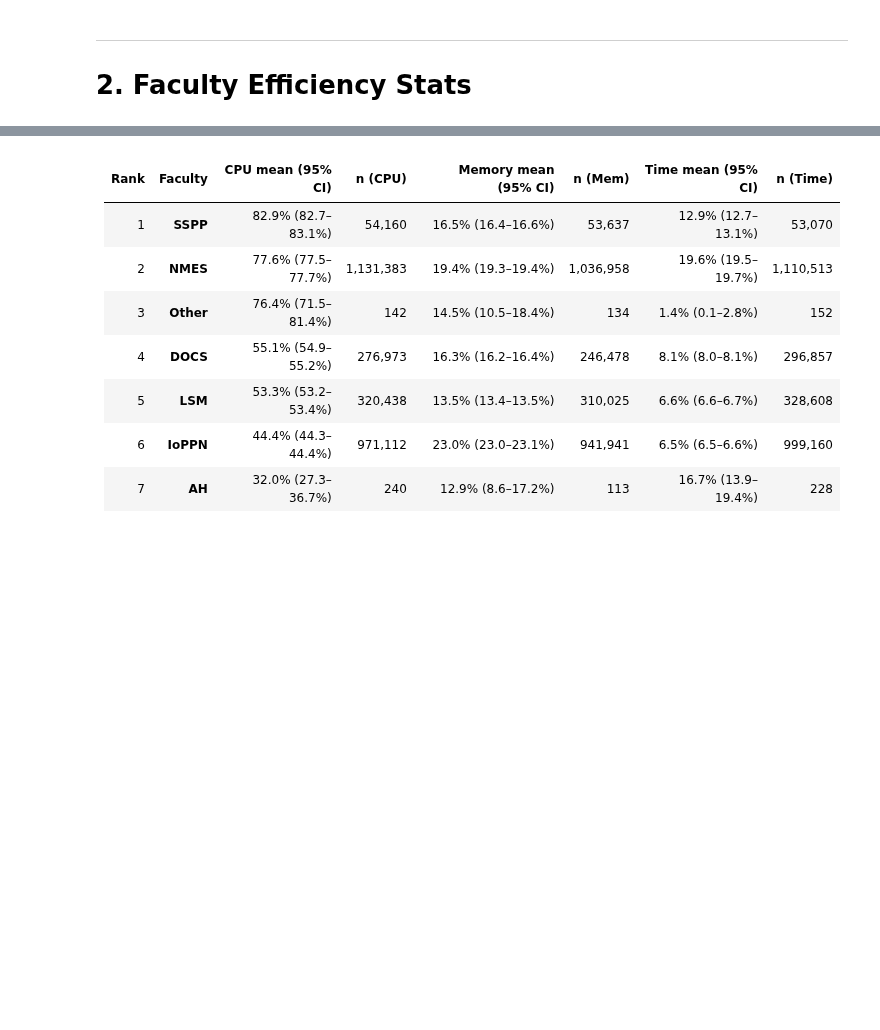
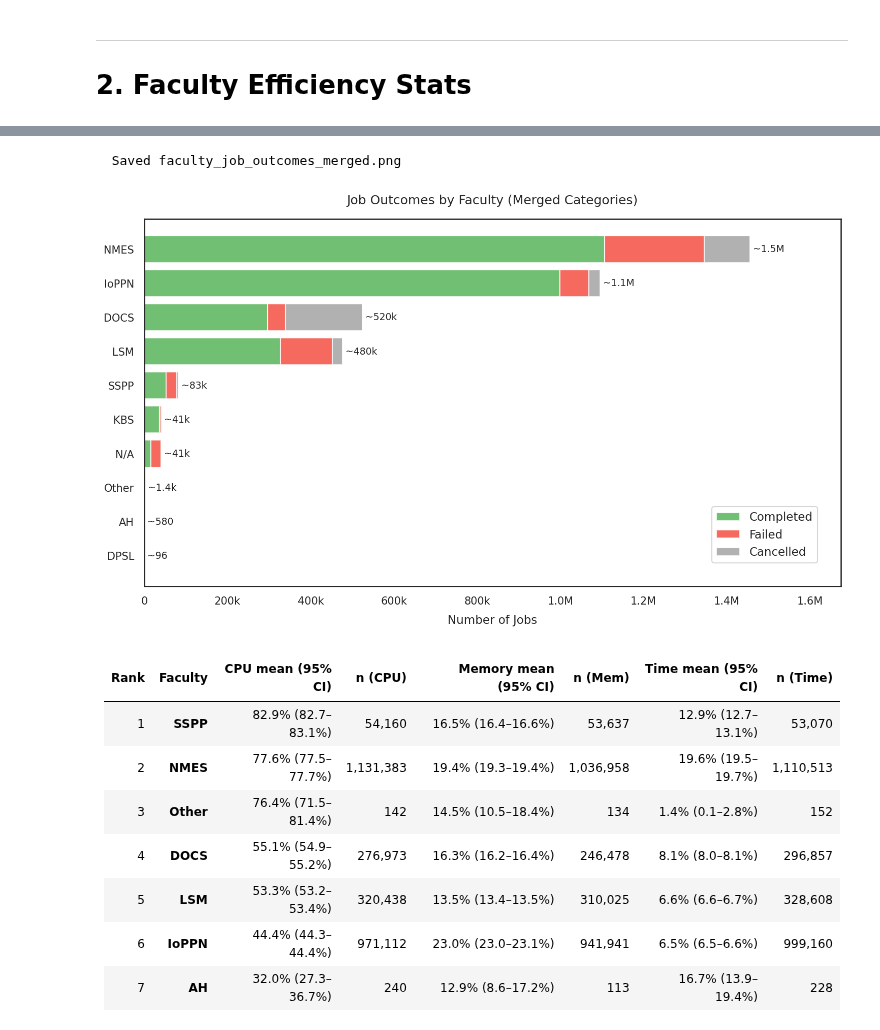
Before and after one commit to kcl-eresearch/hpc-data-analysis, a Jupyter notebook: notebooks/blog_2026-02_sustainability.ipynb, the cells around one changed output, grey strips where cells are left out. Saved outputs shown, nothing was run; the diff lists cells and outputs as text; code cells hidden in the pictures; blank space fills up the shorter version.

```diff
--- a/notebooks/blog_2026-02_sustainability.ipynb
+++ b/notebooks/blog_2026-02_sustainability.ipynb
@@ -1772,3 +1717,50 @@ display(Markdown('''
+# %%
+# Job outcomes by faculty — using merged categories
+# Apply the same merge to df_agg
+MERGE_TO_OTHER = {'RMI', 'SE', 'IT', 'Other'}
+
+df_agg_m = df_agg.copy()
+df_agg_m['faculty_short_merged'] = df_agg_m['faculty_short'].apply(
+    lambda x: 'Other' if x in MERGE_TO_OTHER else x)
+
+# Aggregate the merged categories
+agg_cols = ['job_count', 'job_count_success', 'job_count_failed', 'cancelled']
+df_agg_m = df_agg_m.groupby('faculty_short_merged')[agg_cols].sum().reset_index()
+df_agg_m = df_agg_m.sort_values('job_count', ascending=True)
+
+fig, ax = plt.subplots(figsize=(10, max(6, len(df_agg_m) * 0.5)))
+
+y = range(len(df_agg_m))
+ax.barh(y, df_agg_m['job_count_success'].values, color=C_OK,
+        label='Completed', alpha=0.8)
+ax.barh(y, df_agg_m['job_count_failed'].values,
+        left=df_agg_m['job_count_success'].values,
+        color=C_FAIL, label='Failed', alpha=0.8)
+ax.barh(y, df_agg_m['cancelled'].values,
+        left=(df_agg_m['job_count_success'] + df_agg_m['job_count_failed']).values,
+        color=C_CAN, label='Cancelled', alpha=0.8)
+
+ax.set_yticks(list(y))
+ax.set_yticklabels(df_agg_m['faculty_short_merged'].values)
+ax.set_xlabel('Number of Jobs')
+ax.xaxis.set_major_formatter(COUNT_FMT)
+ax.set_title('Job Outcomes by Faculty (Merged Categories)')
+ax.legend(loc='lower right', borderaxespad=2)
+
+# Annotate totals at tip
+max_count = df_agg_m['job_count'].max()
+for i, (_, row) in enumerate(df_agg_m.iterrows()):
+    ax.text(row['job_count'] + max_count * 0.005, i,
+            approx(row['job_count']), va='center', fontsize=9)
+
+ax.set_xlim(0, max_count * 1.15)
+
+plt.tight_layout()
+savefig('faculty_job_outcomes_merged.png')
+plt.show()
+# %% [output]
+  Saved faculty_job_outcomes_merged.png
+[figure, added]
 # %%
 def faculty_ci_stats(col):
     """Compute per-faculty mean and 95% CI from job-level data (eff <= 100%)."""
```
Also changed, not shown: parts of 7 cells of this notebook, 4 other files.
